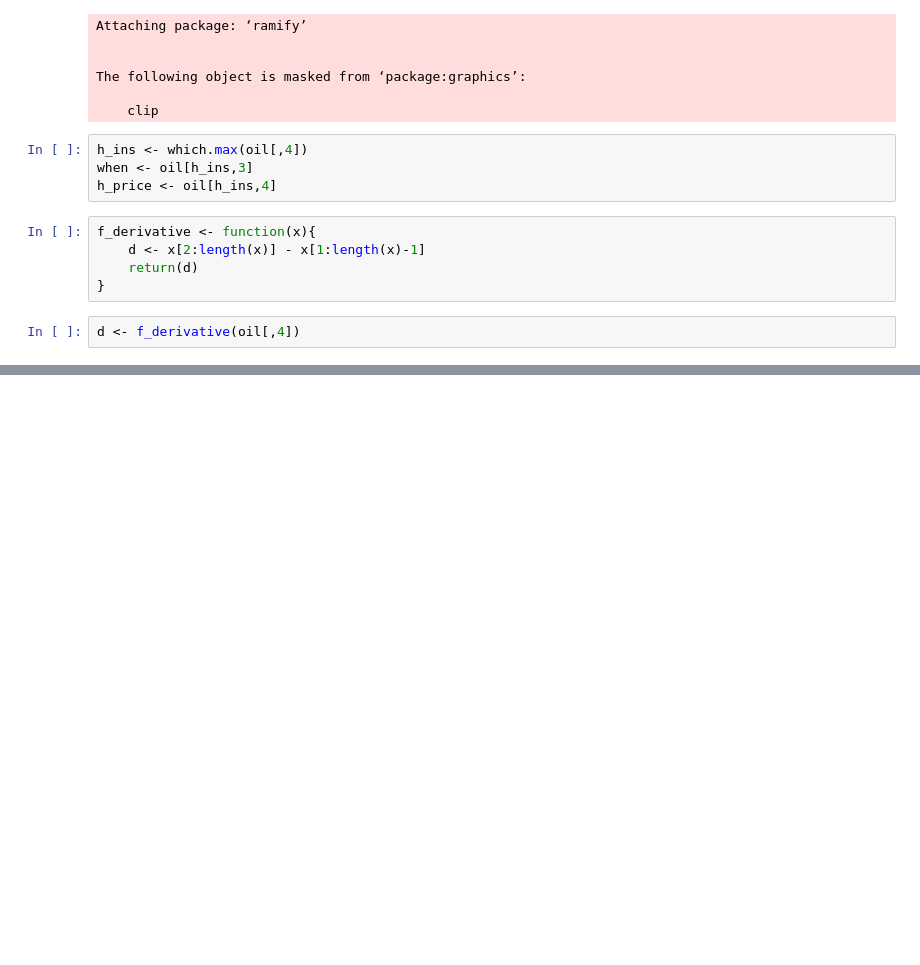
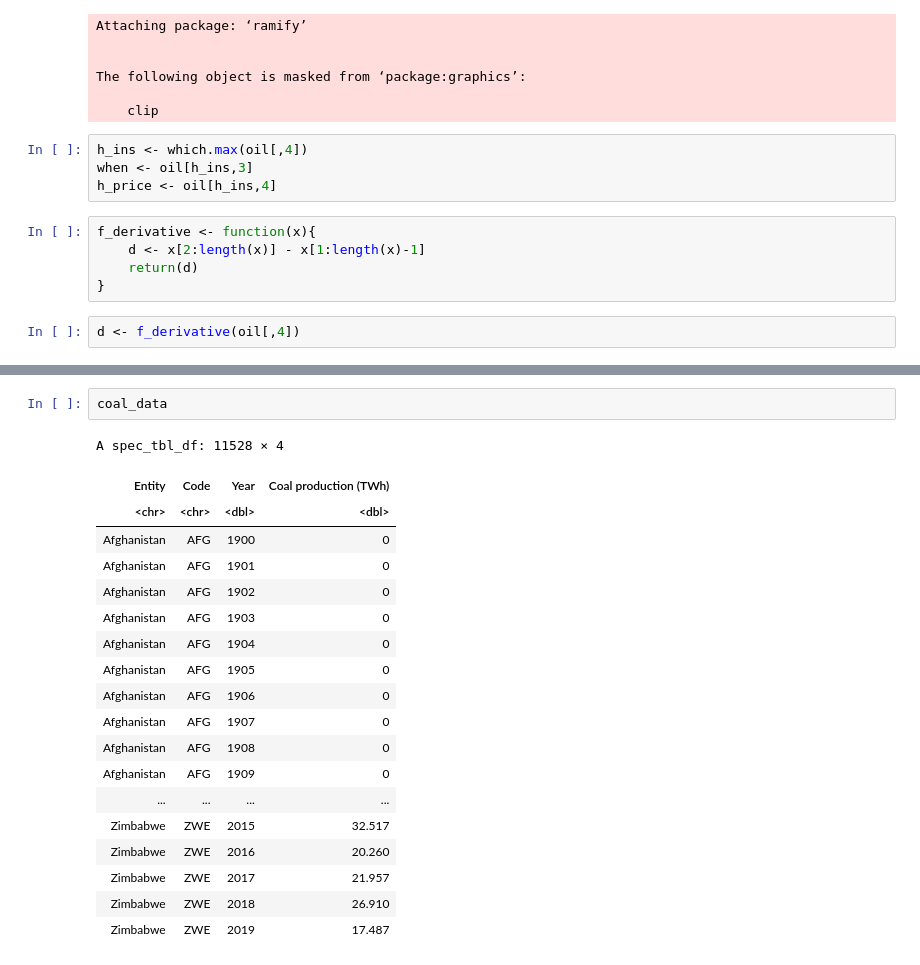
Before and after one commit to eigen-carmona/AdvStats, a Jupyter notebook: lab1/Solutions.ipynb, the cells around one changed output, grey strips where cells are left out. Drawn from its saved outputs; the diff is of its cells as text; blank space fills up the shorter version.

```diff
--- a/lab1/Solutions.ipynb
+++ b/lab1/Solutions.ipynb
@@ -133,0 +154,22 @@ plot(oil[2:length(oil[,3]),3], d)
+# %%
+coal_data
+# %% [output]
+A spec_tbl_df: 11528 × 4
+| Entity | Code | Year | Coal production (TWh) |
+| <chr> | <chr> | <dbl> | <dbl> |
+| Afghanistan | AFG | 1900 | 0 |
+| Afghanistan | AFG | 1901 | 0 |
+| Afghanistan | AFG | 1902 | 0 |
+| Afghanistan | AFG | 1903 | 0 |
+| Afghanistan | AFG | 1904 | 0 |
+| Afghanistan | AFG | 1905 | 0 |
+| Afghanistan | AFG | 1906 | 0 |
+| Afghanistan | AFG | 1907 | 0 |
+| Afghanistan | AFG | 1908 | 0 |
+| Afghanistan | AFG | 1909 | 0 |
+| ... | ... | ... | ... |
+| Zimbabwe | ZWE | 2015 | 32.517 |
+| Zimbabwe | ZWE | 2016 | 20.260 |
+| Zimbabwe | ZWE | 2017 | 21.957 |
+| Zimbabwe | ZWE | 2018 | 26.910 |
+| Zimbabwe | ZWE | 2019 | 17.487 |
```
Also changed, not shown: parts of 12 cells of this notebook.
